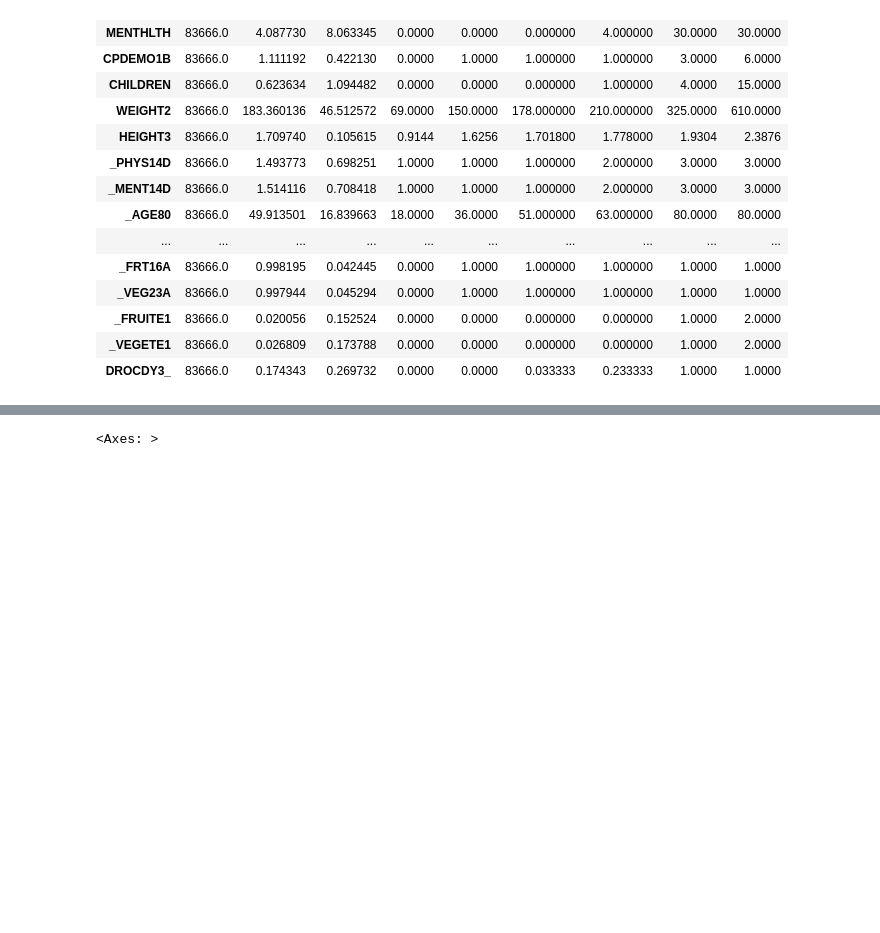
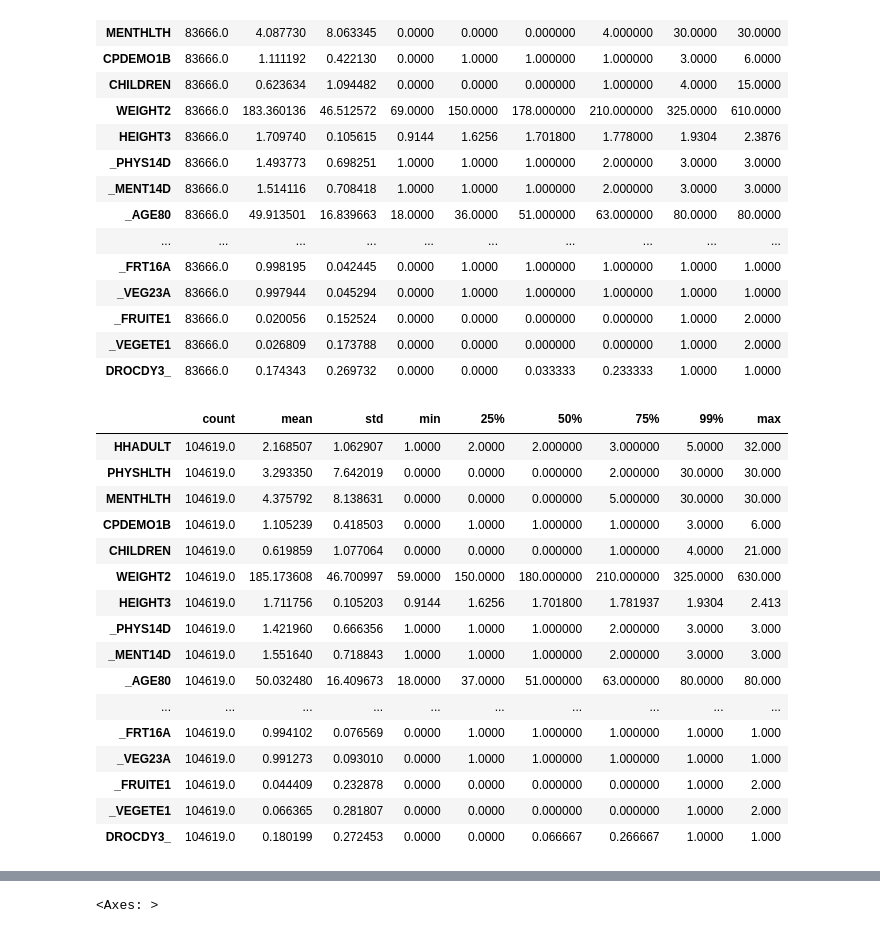
Before and after one commit to OBINNADINNEYA/BRFSS_BIGDATA_PROJECT, a Jupyter notebook: Exploratory Data Analysis.ipynb, the cells around one changed output, grey strips where cells are left out. Saved outputs shown, nothing was run; the diff lists cells and outputs as text; code cells hidden in the pictures; blank space fills up the shorter version.

```diff
--- a/Exploratory Data Analysis.ipynb
+++ b/Exploratory Data Analysis.ipynb
@@ -95,5 +103,25 @@ clean_2019[num_cols].describe([0.25,0.50,0.75,0.99]).T
 | _FRUITE1 | 83666.0 | 0.020056 | 0.152524 | 0.0000 | 0.0000 | 0.000000 | 0.000000 | 1.0000 | 2.0000 |
 | _VEGETE1 | 83666.0 | 0.026809 | 0.173788 | 0.0000 | 0.0000 | 0.000000 | 0.000000 | 1.0000 | 2.0000 |
 | DROCDY3_ | 83666.0 | 0.174343 | 0.269732 | 0.0000 | 0.0000 | 0.033333 | 0.233333 | 1.0000 | 1.0000 |
+# %%
+clean_2021[num_cols].describe([0.25,0.50,0.75,0.99]).T
+# %% [output]
+|  | count | mean | std | min | 25% | 50% | 75% | 99% | max |
+| HHADULT | 104619.0 | 2.168507 | 1.062907 | 1.0000 | 2.0000 | 2.000000 | 3.000000 | 5.0000 | 32.000 |
+| PHYSHLTH | 104619.0 | 3.293350 | 7.642019 | 0.0000 | 0.0000 | 0.000000 | 2.000000 | 30.0000 | 30.000 |
+| MENTHLTH | 104619.0 | 4.375792 | 8.138631 | 0.0000 | 0.0000 | 0.000000 | 5.000000 | 30.0000 | 30.000 |
+| CPDEMO1B | 104619.0 | 1.105239 | 0.418503 | 0.0000 | 1.0000 | 1.000000 | 1.000000 | 3.0000 | 6.000 |
+| CHILDREN | 104619.0 | 0.619859 | 1.077064 | 0.0000 | 0.0000 | 0.000000 | 1.000000 | 4.0000 | 21.000 |
+| WEIGHT2 | 104619.0 | 185.173608 | 46.700997 | 59.0000 | 150.0000 | 180.000000 | 210.000000 | 325.0000 | 630.000 |
+| HEIGHT3 | 104619.0 | 1.711756 | 0.105203 | 0.9144 | 1.6256 | 1.701800 | 1.781937 | 1.9304 | 2.413 |
+| _PHYS14D | 104619.0 | 1.421960 | 0.666356 | 1.0000 | 1.0000 | 1.000000 | 2.000000 | 3.0000 | 3.000 |
+| _MENT14D | 104619.0 | 1.551640 | 0.718843 | 1.0000 | 1.0000 | 1.000000 | 2.000000 | 3.0000 | 3.000 |
+| _AGE80 | 104619.0 | 50.032480 | 16.409673 | 18.0000 | 37.0000 | 51.000000 | 63.000000 | 80.0000 | 80.000 |
+| ... | ... | ... | ... | ... | ... | ... | ... | ... | ... |
+| _FRT16A | 104619.0 | 0.994102 | 0.076569 | 0.0000 | 1.0000 | 1.000000 | 1.000000 | 1.0000 | 1.000 |
+| _VEG23A | 104619.0 | 0.991273 | 0.093010 | 0.0000 | 1.0000 | 1.000000 | 1.000000 | 1.0000 | 1.000 |
+| _FRUITE1 | 104619.0 | 0.044409 | 0.232878 | 0.0000 | 0.0000 | 0.000000 | 0.000000 | 1.0000 | 2.000 |
+| _VEGETE1 | 104619.0 | 0.066365 | 0.281807 | 0.0000 | 0.0000 | 0.000000 | 0.000000 | 1.0000 | 2.000 |
+| DROCDY3_ | 104619.0 | 0.180199 | 0.272453 | 0.0000 | 0.0000 | 0.066667 | 0.266667 | 1.0000 | 1.000 |
 # %%
 # Replace outliers with the 99 percentile value except weighted and Identification columns
```
Also changed, not shown: parts of 57 cells of this notebook.
